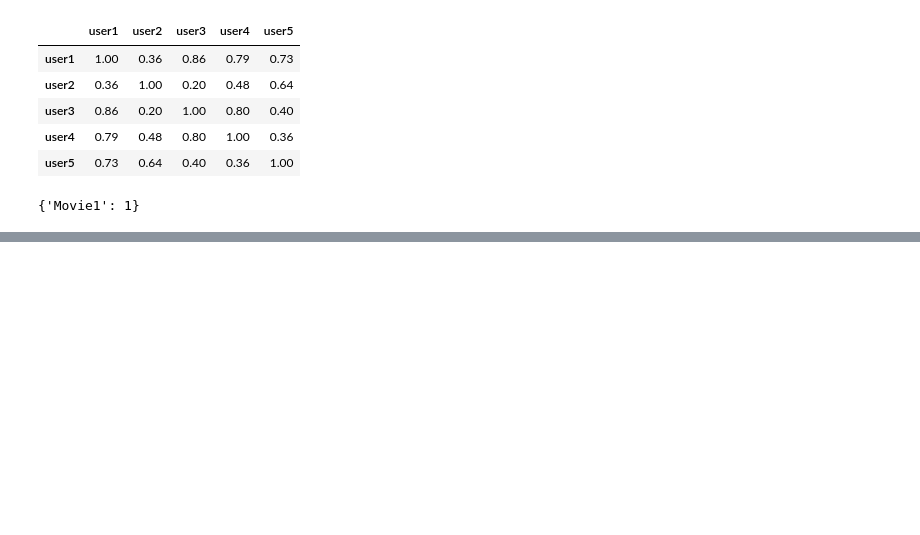
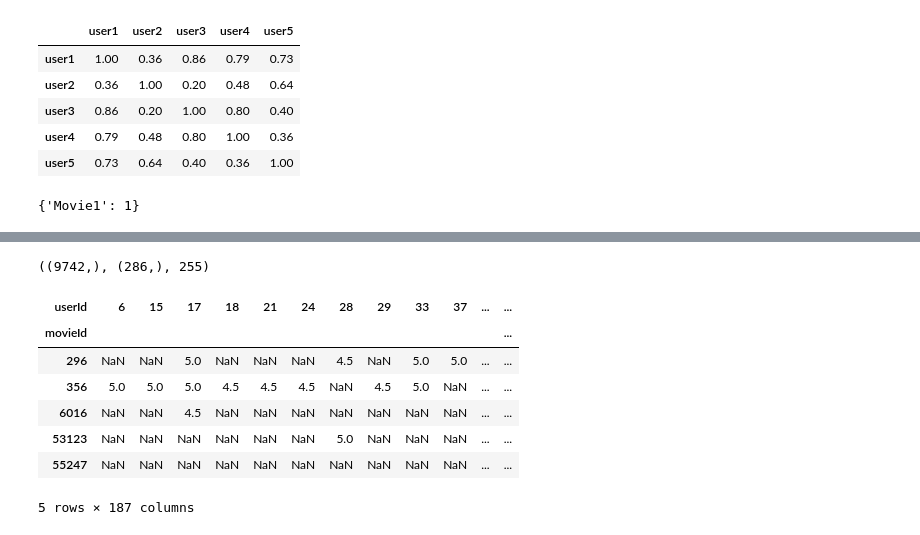
Before and after one commit to greentopsecret/random-forest-fennel-student-code, a Jupyter notebook: week_10/neighborhood_based_CF.ipynb, the cells around one changed output, grey strips where cells are left out. Cells and saved outputs as stored; diff of their text form; code cells hidden in the pictures; blank space fills up the shorter version.

```diff
--- a/week_10/neighborhood_based_CF.ipynb
+++ b/week_10/neighborhood_based_CF.ipynb
@@ -206,0 +280,3 @@ r.predict_ratings('user1')
+# %%
+ratings = read_csv('ratings', timestamp=True)
+ratings
@@ -206,0 +297,6 @@ r.predict_ratings('user1')
+# %%
+def find_movies_by_title(movies, movie_titles):
+    return pd.DataFrame(movie_titles, columns=['title']).merge(movies, how='inner', on='title')
+
+input_movies = find_movies_by_title(movies, input_movies)
+input_movies
@@ -206,0 +310,16 @@ r.predict_ratings('user1')
+# %%
+def find_users_id_by_movies(movies, ratings):
+    m = movies.copy()
+    m = m.merge(ratings, how='inner', on='movieId')
+    m['cnt'] = 1
+    s = m.groupby(by='userId')['cnt'].sum()
+
+    # take only users who watched more than 30% of movies from the list
+    # return s[s == len(movies)] # might not workd because of duplicates
+    return s[s.sort_values() > len(movies) * 0.3].index.tolist()
+
+# find users (reference users) who watched all movies from the input list
+reference_users_id = find_users_id_by_movies(input_movies, ratings)
+# reference_users_id
+
+# input_movies
@@ -206,0 +344,12 @@ r.predict_ratings('user1')
+# %%
+def filter_ratings(reference_users_id, input_movies, ratings):
+    return ratings[(ratings['userId'].isin(reference_users_id)) & \
+                   (ratings['movieId'].isin(input_movies['movieId'])) & \
+                   (ratings['rating'] > 4)]
+
+ratings_filtered = filter_ratings(reference_users_id, input_movies, ratings)
+# ratings_filtered
+# %%
+movies['movieId'].shape, ratings_filtered['userId'].shape, len(reference_users_id)
+# %% [output]
+((9742,), (286,), 255)
@@ -206,0 +372,15 @@ r.predict_ratings('user1')
+# %%
+df = movies[['movieId', 'title']]. \
+    merge(ratings_filtered[['userId', 'movieId', 'rating']], on="movieId"). \
+    pivot(columns='movieId', values='rating', index='userId'). \
+    transpose()
+df
+# %% [output]
+| userId | 6 | 15 | 17 | 18 | 21 | 24 | 28 | 29 | 33 | 37 | ... | ... |
+| movieId |  |  |  |  |  |  |  |  |  |  |  | ... |
+| 296 | NaN | NaN | 5.0 | NaN | NaN | NaN | 4.5 | NaN | 5.0 | 5.0 | ... | ... |
+| 356 | 5.0 | 5.0 | 5.0 | 4.5 | 4.5 | 4.5 | NaN | 4.5 | 5.0 | NaN | ... | ... |
+| 6016 | NaN | NaN | 4.5 | NaN | NaN | NaN | NaN | NaN | NaN | NaN | ... | ... |
+| 53123 | NaN | NaN | NaN | NaN | NaN | NaN | 5.0 | NaN | NaN | NaN | ... | ... |
+| 55247 | NaN | NaN | NaN | NaN | NaN | NaN | NaN | NaN | NaN | NaN | ... | ... |
+5 rows × 187 columns
```
Also changed, not shown: parts of 22 cells of this notebook, 17 other files.
